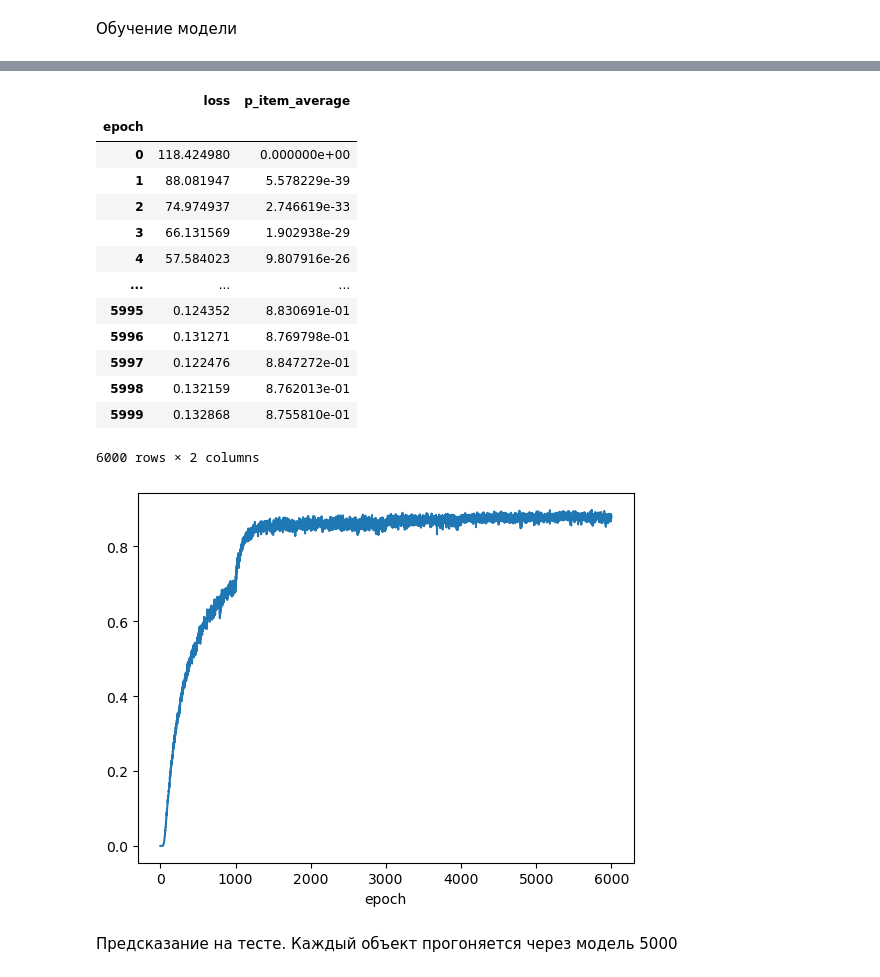
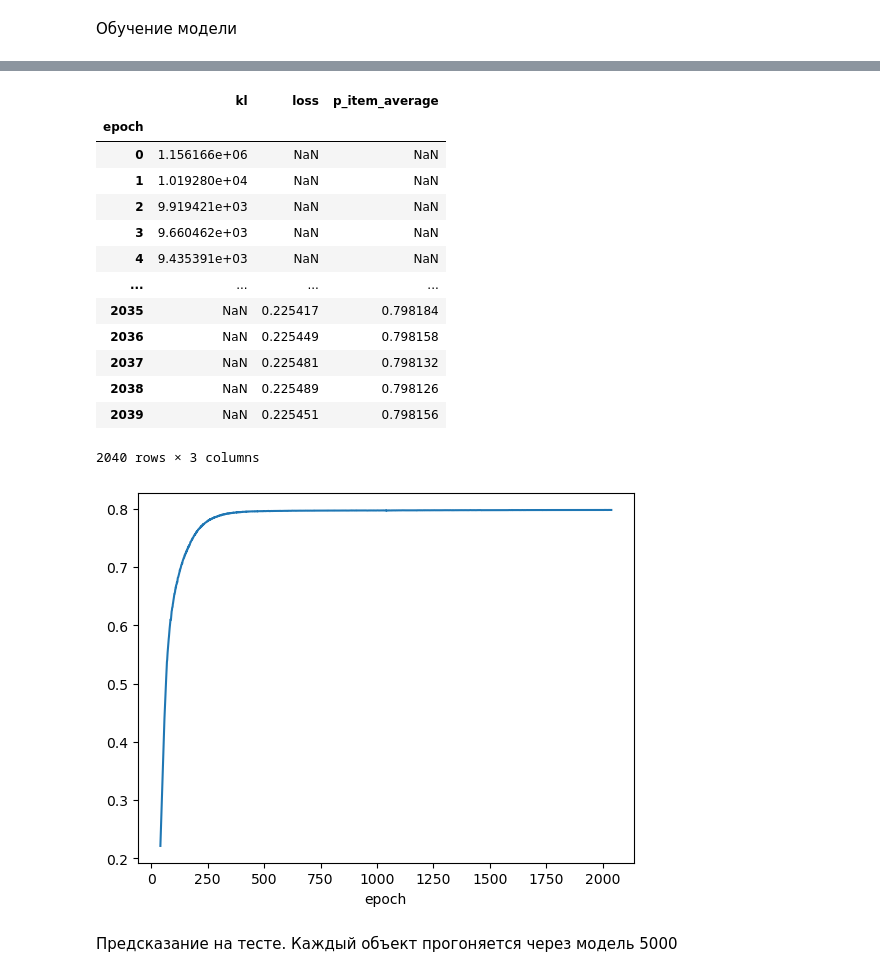
Before and after one commit to dimabasow/bayesian-neural-networks, a Jupyter notebook: Implementation.ipynb, the cells around one changed output, grey strips where cells are left out. Cells and saved outputs as stored; diff of their text form; code cells hidden in the pictures.

```diff
--- a/Implementation.ipynb
+++ b/Implementation.ipynb
@@ -23,12 +59,10 @@ def gini_score(
 # %% [markdown]
 Чтение данных и разбиение на трейн и тест
 # %%
-df = pd.read_csv("data/Cancer_Data.csv").set_index("id")
-df = df.loc[:, df.notna().all(axis=0)]
-df["is_M"] = (df["diagnosis"] == "M").astype("int")
-df = df.drop("diagnosis", axis=1)
-x = df.drop("is_M", axis=1)
-y = df["is_M"]
+df = pd.read_csv("data/heart_2020_cleaned.csv")
+df = transform_df(df=df)
+x = df.drop("target", axis=1)
+y = df["target"]
 
 x_train, x_test, y_train, y_test = train_test_split(x, y, test_size=0.2, random_state=0)
 
@@ -37,5 +71,11 @@ x_std = x_train.std(axis=0)
 
 x_train = (x_train - x_mean) / x_std
 x_test = (x_test - x_mean) / x_std
+
+x_train_tensor = torch.from_numpy(x_train.values).float().cuda()
+y_train_tensor = torch.from_numpy(y_train.values).view(-1, 1).float().cuda()
+
+x_test_tensor = torch.from_numpy(x_test.values).float().cuda()
+y_test_tensor = torch.from_numpy(y_test.values).view(-1, 1).float().cuda()
 # %% [markdown]
 Обучение модели
@@ -45,11 +82,11 @@ y_train_tensor = torch.from_numpy(y_train.values).view(-1, 1).float().cuda()
 # %%
 model = BayesianBinaryClassifier(
     dim_in=x_train.shape[-1],
-    dims_hidden=[30]*3,
-    f_act="LeakyReLU",
-    backbone="Perceptrone",
-    # backbone="ResNet",
-    batch_norm=True,
+    dims_hidden=[32]*3,
+    f_act="ELU",
+    # backbone="Perceptrone",
+    backbone="ResNet",
+    batch_norm=False,
     batch_penalty=True,
     batch_affine=False,
 ).cuda()
@@ -56,52 +118,34 @@ model = BayesianBinaryClassifier(
 # %%
 model.fit(
     x=x_train_tensor,
     y=y_train_tensor,
     num_epoch=1_000,
-    lr=0.05,
-)
-model.fit(
-    x=x_train_tensor,
-    y=y_train_tensor,
-    num_epoch=2_000,
     lr=0.01,
 )
 model.fit(
     x=x_train_tensor,
     y=y_train_tensor,
     num_epoch=1_000,
     lr=0.005,
 )
-model.fit(
-    x=x_train_tensor,
-    y=y_train_tensor,
-    num_epoch=1_000,
-    lr=0.001,
-)
-model.fit(
-    x=x_train_tensor,
-    y=y_train_tensor,
-    num_epoch=1_000,
-    lr=0.0001,
-)
 model.df_metrics["p_item_average"].plot()
 model.df_metrics
 # %% [output]
-|  | loss | p_item_average |
-| epoch |  |  |
-| 0 | 118.424980 | 0.000000e+00 |
-| 1 | 88.081947 | 5.578229e-39 |
-| 2 | 74.974937 | 2.746619e-33 |
-| 3 | 66.131569 | 1.902938e-29 |
-| 4 | 57.584023 | 9.807916e-26 |
-| ... | ... | ... |
-| 5995 | 0.124352 | 8.830691e-01 |
-| 5996 | 0.131271 | 8.769798e-01 |
-| 5997 | 0.122476 | 8.847272e-01 |
-| 5998 | 0.132159 | 8.762013e-01 |
-| 5999 | 0.132868 | 8.755810e-01 |
+|  | kl | loss | p_item_average |
+| epoch |  |  |  |
+| 0 | 1.156166e+06 | NaN | NaN |
+| 1 | 1.019280e+04 | NaN | NaN |
+| 2 | 9.919421e+03 | NaN | NaN |
+| 3 | 9.660462e+03 | NaN | NaN |
+| 4 | 9.435391e+03 | NaN | NaN |
+| ... | ... | ... | ... |
+| 2035 | NaN | 0.225417 | 0.798184 |
+| 2036 | NaN | 0.225449 | 0.798158 |
+| 2037 | NaN | 0.225481 | 0.798132 |
+| 2038 | NaN | 0.225489 | 0.798126 |
+| 2039 | NaN | 0.225451 | 0.798156 |
-6000 rows × 2 columns
+2040 rows × 3 columns
-[figure, old version]
+[figure, new version]
 # %% [markdown]
 Предсказание на тесте.
 Каждый объект прогоняется через модель 5000
```
Also changed, not shown: parts of 8 cells of this notebook, 3 other files.
